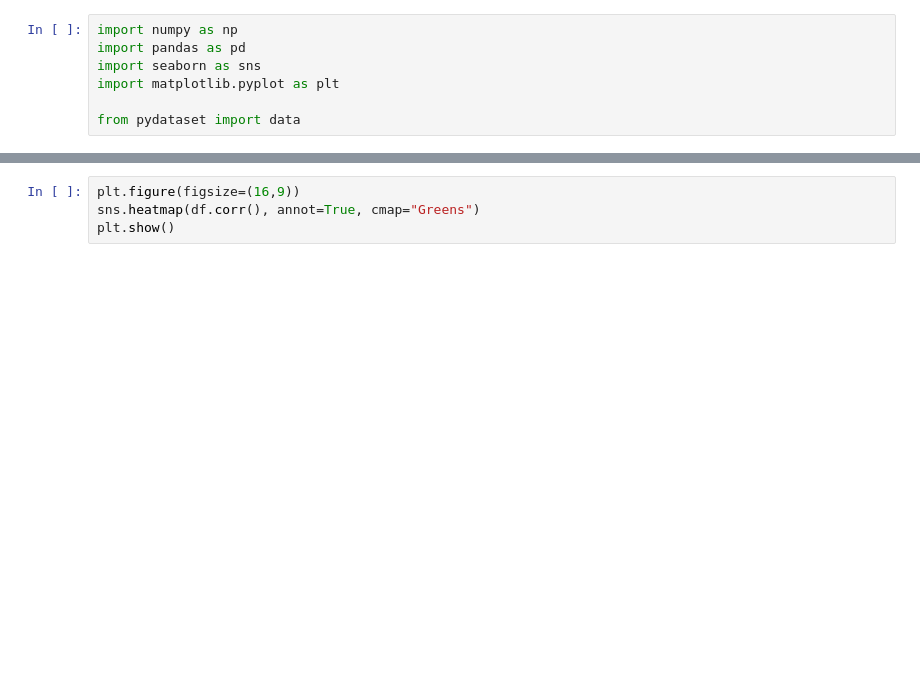
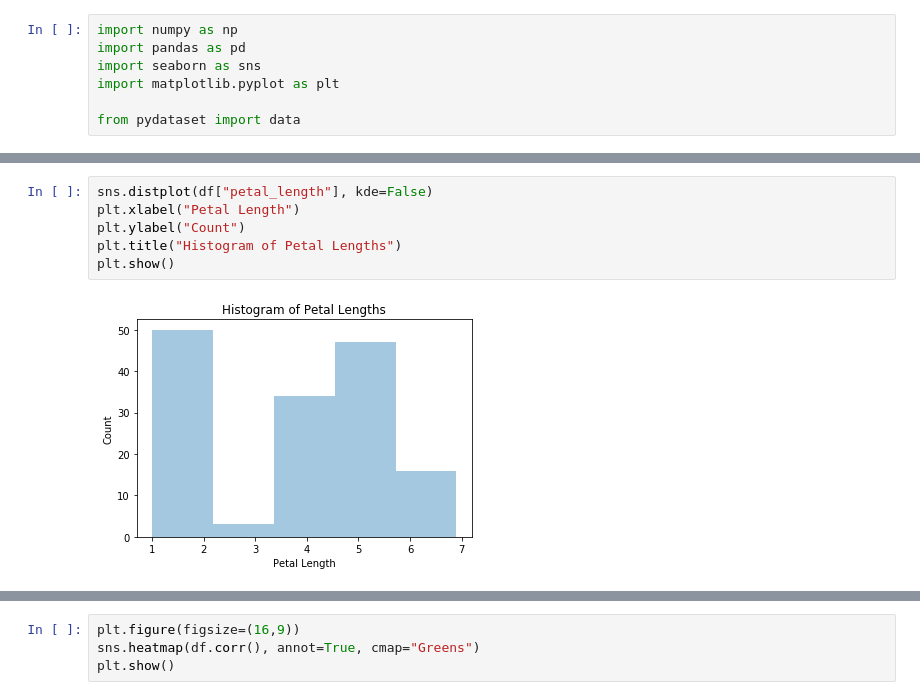
Before and after one commit to aleclhartman/python-exercises, a Jupyter notebook: 4.8.5_seaborn_exercises.ipynb, the cells around one changed output, grey strips where cells are left out. Drawn from its saved outputs; the diff is of its cells as text; blank space fills up the shorter version.

```diff
--- a/4.8.5_seaborn_exercises.ipynb
+++ b/4.8.5_seaborn_exercises.ipynb
@@ -20 +76,9 @@ Name: Petal.Length, dtype: int64
+# %%
+sns.distplot(df["petal_length"], kde=False)
+plt.xlabel("Petal Length")
+plt.ylabel("Count")
+plt.title("Histogram of Petal Lengths")
+plt.show()
+# %% [output]
+[figure, added]
 # %%
```
Also changed, not shown: parts of 15 cells of this notebook.
